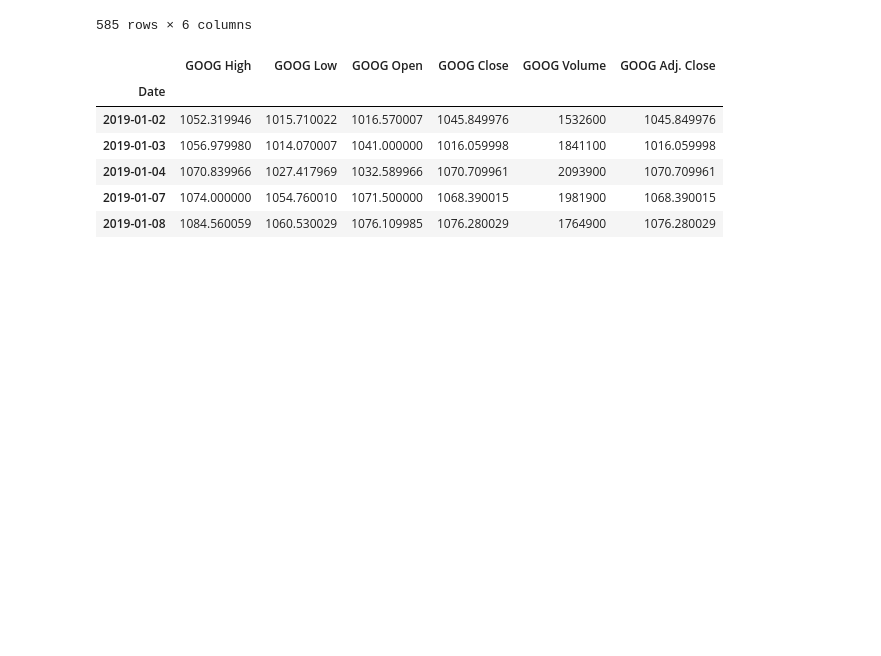
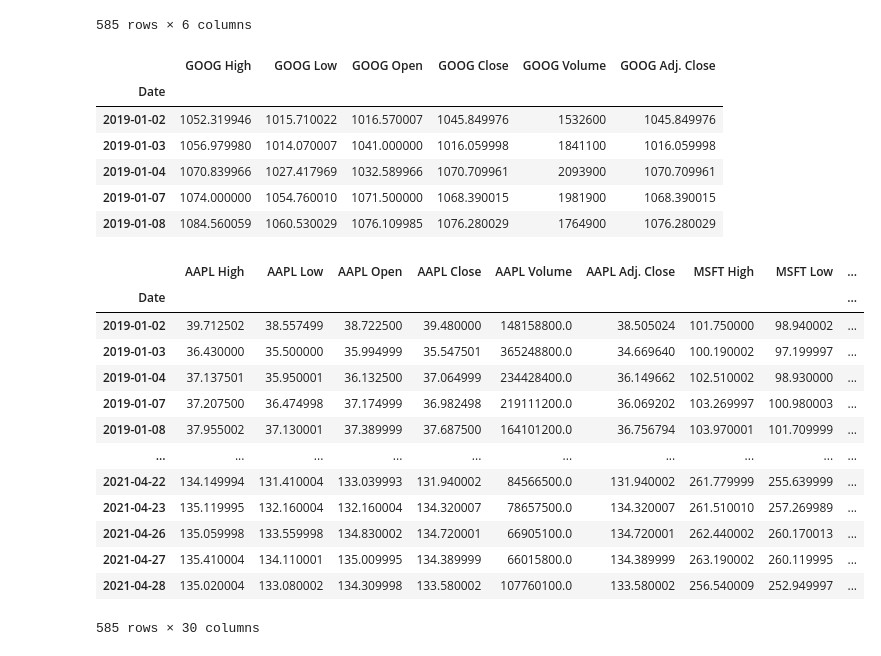
Before and after one commit to DanMarks12/Final_Project_Group5, a Jupyter notebook: Get_stock_data-Copy1.ipynb, the cells around one changed output. Cells and saved outputs as stored; diff of their text form; code cells hidden in the pictures; blank space fills up the shorter version.

Commit message:
Merged different stock DFs to one DF

```diff
--- a/Get_stock_data-Copy1.ipynb
+++ b/Get_stock_data-Copy1.ipynb
@@ -133,5 +147,30 @@ goog_df.head()
 | 2019-01-04 | 1070.839966 | 1027.417969 | 1032.589966 | 1070.709961 | 2093900 | 1070.709961 |
 | 2019-01-07 | 1074.000000 | 1054.760010 | 1071.500000 | 1068.390015 | 1981900 | 1068.390015 |
 | 2019-01-08 | 1084.560059 | 1060.530029 | 1076.109985 | 1076.280029 | 1764900 | 1076.280029 |
+# %%
+stock_list = [aapl_df, msft_df, amzn_df, goog_df, fb_df]
+for i in range(4):
+    if i==0:
+        df = stock_list[i]
+    next_df = stock_list[i+1]
+    df = pd.merge(df, next_df, left_index=True, right_index=True)
+
+top_5_v1_df = df
+top_5_v1_df
+# %% [output]
+|  | AAPL High | AAPL Low | AAPL Open | AAPL Close | AAPL Volume | AAPL Adj. Close | MSFT High | MSFT Low | ... |
+| Date |  |  |  |  |  |  |  |  | ... |
+| 2019-01-02 | 39.712502 | 38.557499 | 38.722500 | 39.480000 | 148158800.0 | 38.505024 | 101.750000 | 98.940002 | ... |
+| 2019-01-03 | 36.430000 | 35.500000 | 35.994999 | 35.547501 | 365248800.0 | 34.669640 | 100.190002 | 97.199997 | ... |
+| 2019-01-04 | 37.137501 | 35.950001 | 36.132500 | 37.064999 | 234428400.0 | 36.149662 | 102.510002 | 98.930000 | ... |
+| 2019-01-07 | 37.207500 | 36.474998 | 37.174999 | 36.982498 | 219111200.0 | 36.069202 | 103.269997 | 100.980003 | ... |
+| 2019-01-08 | 37.955002 | 37.130001 | 37.389999 | 37.687500 | 164101200.0 | 36.756794 | 103.970001 | 101.709999 | ... |
+| ... | ... | ... | ... | ... | ... | ... | ... | ... | ... |
+| 2021-04-22 | 134.149994 | 131.410004 | 133.039993 | 131.940002 | 84566500.0 | 131.940002 | 261.779999 | 255.639999 | ... |
+| 2021-04-23 | 135.119995 | 132.160004 | 132.160004 | 134.320007 | 78657500.0 | 134.320007 | 261.510010 | 257.269989 | ... |
+| 2021-04-26 | 135.059998 | 133.559998 | 134.830002 | 134.720001 | 66905100.0 | 134.720001 | 262.440002 | 260.170013 | ... |
+| 2021-04-27 | 135.410004 | 134.110001 | 135.009995 | 134.389999 | 66015800.0 | 134.389999 | 263.190002 | 260.119995 | ... |
+| 2021-04-28 | 135.020004 | 133.080002 | 134.309998 | 133.580002 | 107760100.0 | 133.580002 | 256.540009 | 252.949997 | ... |
+585 rows × 30 columns
 # %%
 # Create the output file (CSV).
```
Also changed, not shown: parts of 3 cells of this notebook, 2 other files.
